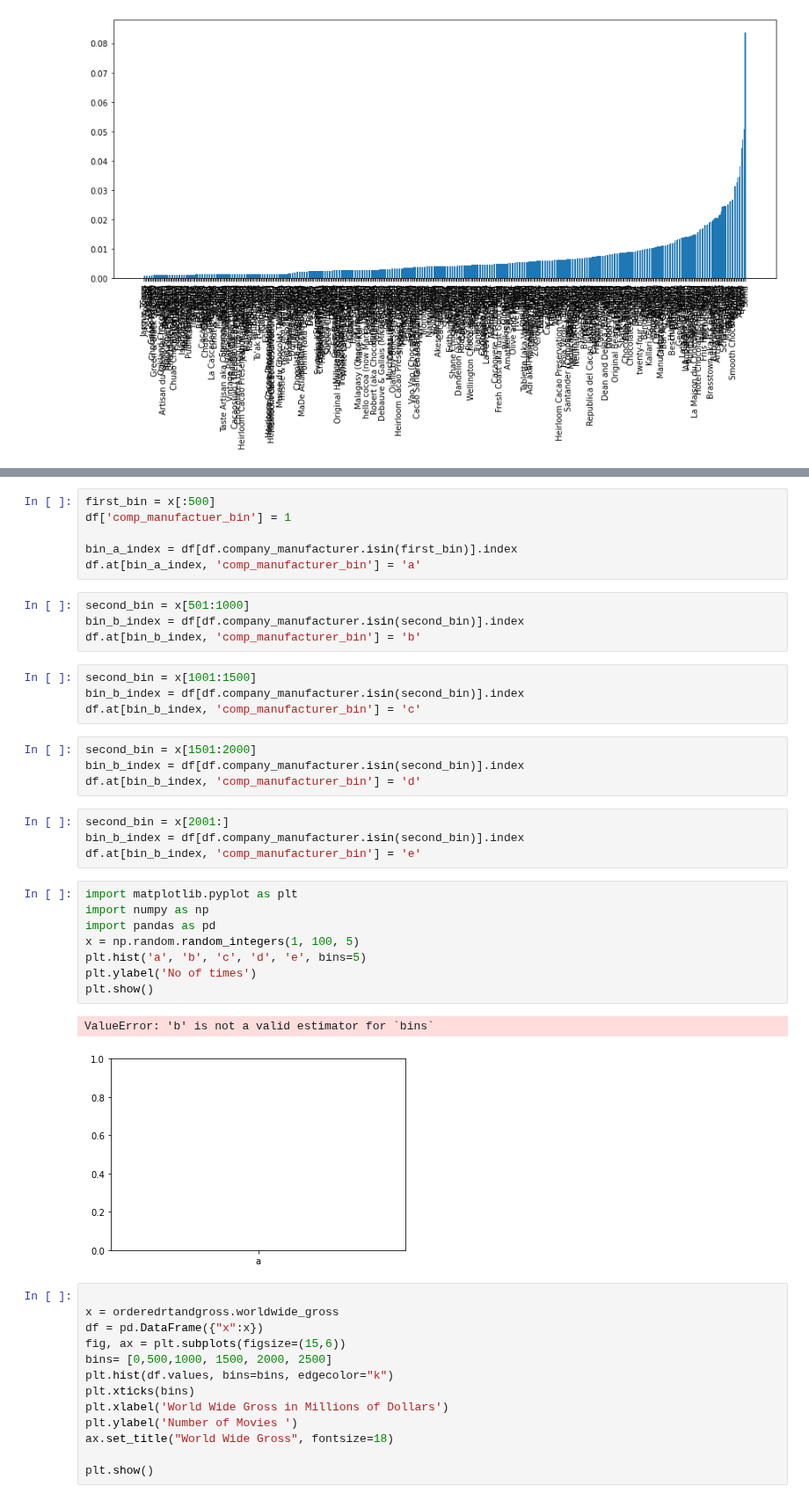
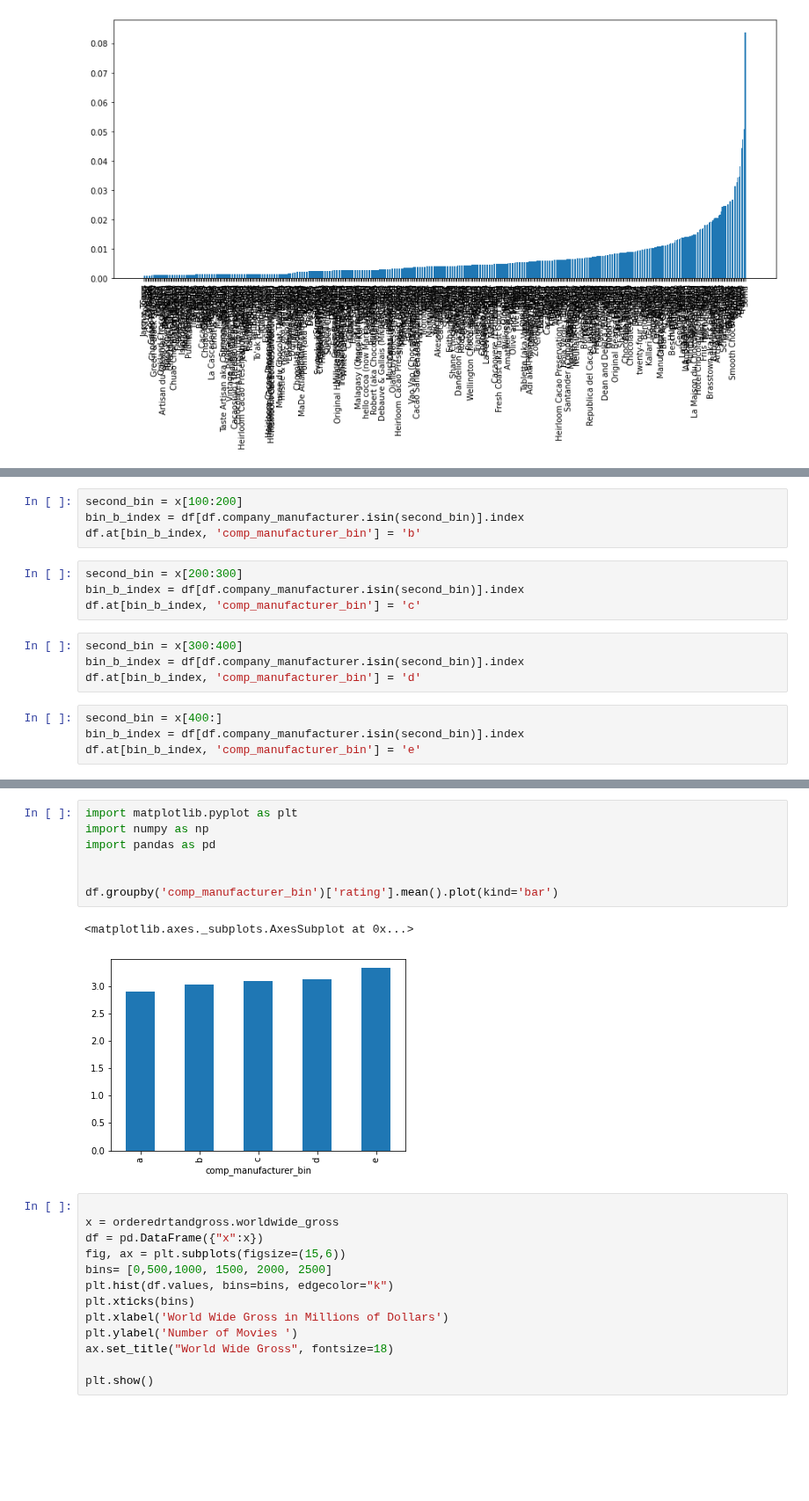
Before and after one commit to jchandleroneal/bsc-phase-three-project, a Jupyter notebook: notebooks/exploratory/mallory/data_scraping.ipynb, the cells around one changed output, grey strips where cells are left out. Shown at 88% size. Drawn from its saved outputs; the diff is of its cells as text; blank space fills up the shorter version.

Commit message:
did the graph

```diff
--- a/notebooks/exploratory/mallory/data_scraping.ipynb
+++ b/notebooks/exploratory/mallory/data_scraping.ipynb
@@ -418 +424,17 @@ plt.xticks(rotation=90);
+# %%
+second_bin = x[100:200]
+bin_b_index = df[df.company_manufacturer.isin(second_bin)].index
+df.at[bin_b_index, 'comp_manufacturer_bin'] = 'b'
+# %%
+second_bin = x[200:300]
+bin_b_index = df[df.company_manufacturer.isin(second_bin)].index
+df.at[bin_b_index, 'comp_manufacturer_bin'] = 'c'
+# %%
+second_bin = x[300:400]
+bin_b_index = df[df.company_manufacturer.isin(second_bin)].index
+df.at[bin_b_index, 'comp_manufacturer_bin'] = 'd'
+# %%
+second_bin = x[400:]
+bin_b_index = df[df.company_manufacturer.isin(second_bin)].index
+df.at[bin_b_index, 'comp_manufacturer_bin'] = 'e'
 # %%
@@ -425,36 +449,13 @@ Int64Index([   0,    1,    2,    3,    4,    5,    6,    7,    8,    9,
-# %%
-first_bin = x[:500]
-df['comp_manufactuer_bin'] = 1
-
-bin_a_index = df[df.company_manufacturer.isin(first_bin)].index
-df.at[bin_a_index, 'comp_manufacturer_bin'] = 'a'
-# %%
-second_bin = x[501:1000]
-bin_b_index = df[df.company_manufacturer.isin(second_bin)].index
-df.at[bin_b_index, 'comp_manufacturer_bin'] = 'b'
-# %%
-second_bin = x[1001:1500]
-bin_b_index = df[df.company_manufacturer.isin(second_bin)].index
-df.at[bin_b_index, 'comp_manufacturer_bin'] = 'c'
-# %%
-second_bin = x[1501:2000]
-bin_b_index = df[df.company_manufacturer.isin(second_bin)].index
-df.at[bin_b_index, 'comp_manufacturer_bin'] = 'd'
-# %%
-second_bin = x[2001:]
-bin_b_index = df[df.company_manufacturer.isin(second_bin)].index
-df.at[bin_b_index, 'comp_manufacturer_bin'] = 'e'
 # %%
 import matplotlib.pyplot as plt
 import numpy as np
 import pandas as pd
-x = np.random.random_integers(1, 100, 5)
-plt.hist('a', 'b', 'c', 'd', 'e', bins=5)
-plt.ylabel('No of times')
-plt.show()
+
+
+df.groupby('comp_manufacturer_bin')['rating'].mean().plot(kind='bar')
 # %% [output]
-ValueError: 'b' is not a valid estimator for `bins`
+<matplotlib.axes._subplots.AxesSubplot at 0x...>
-[figure, old version]
+[figure, new version]
 # %%
 
 x = orderedrtandgross.worldwide_gross
```
Also changed, not shown: parts of 3 cells of this notebook.
